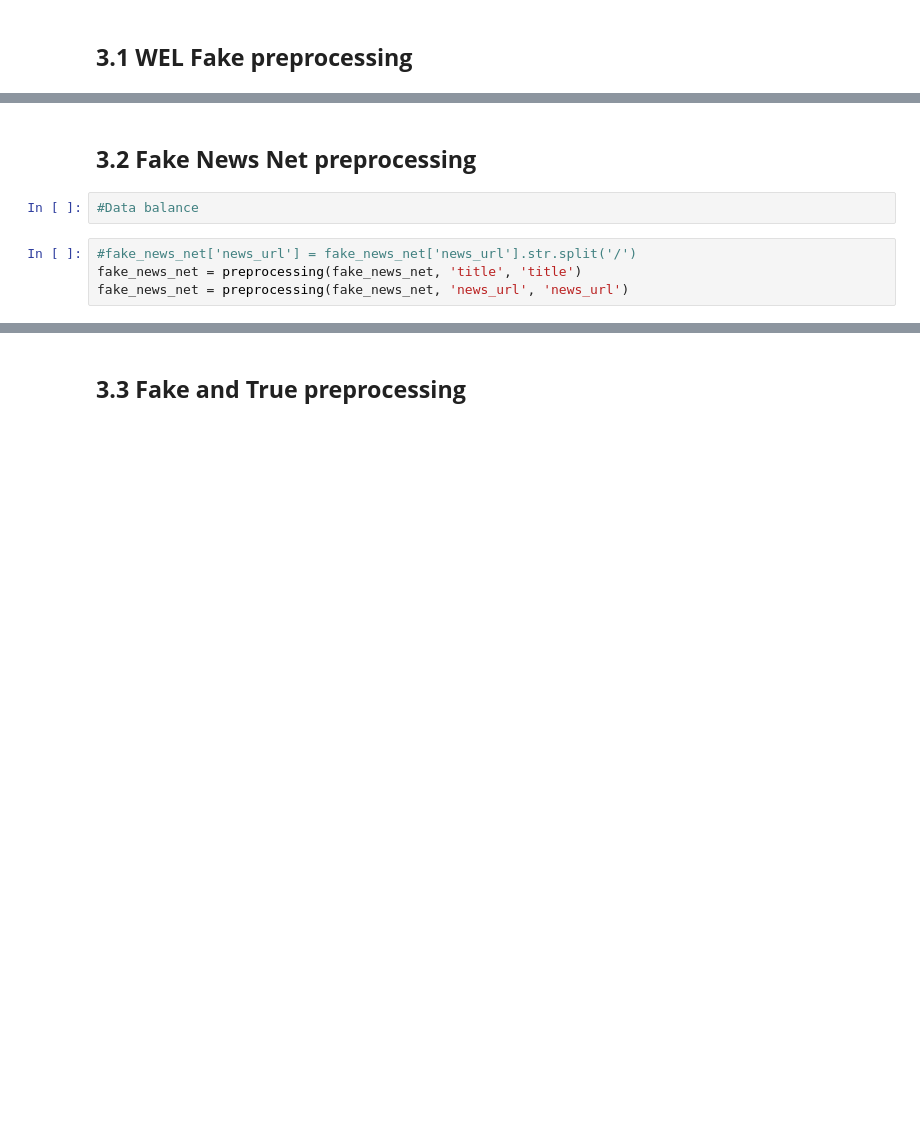
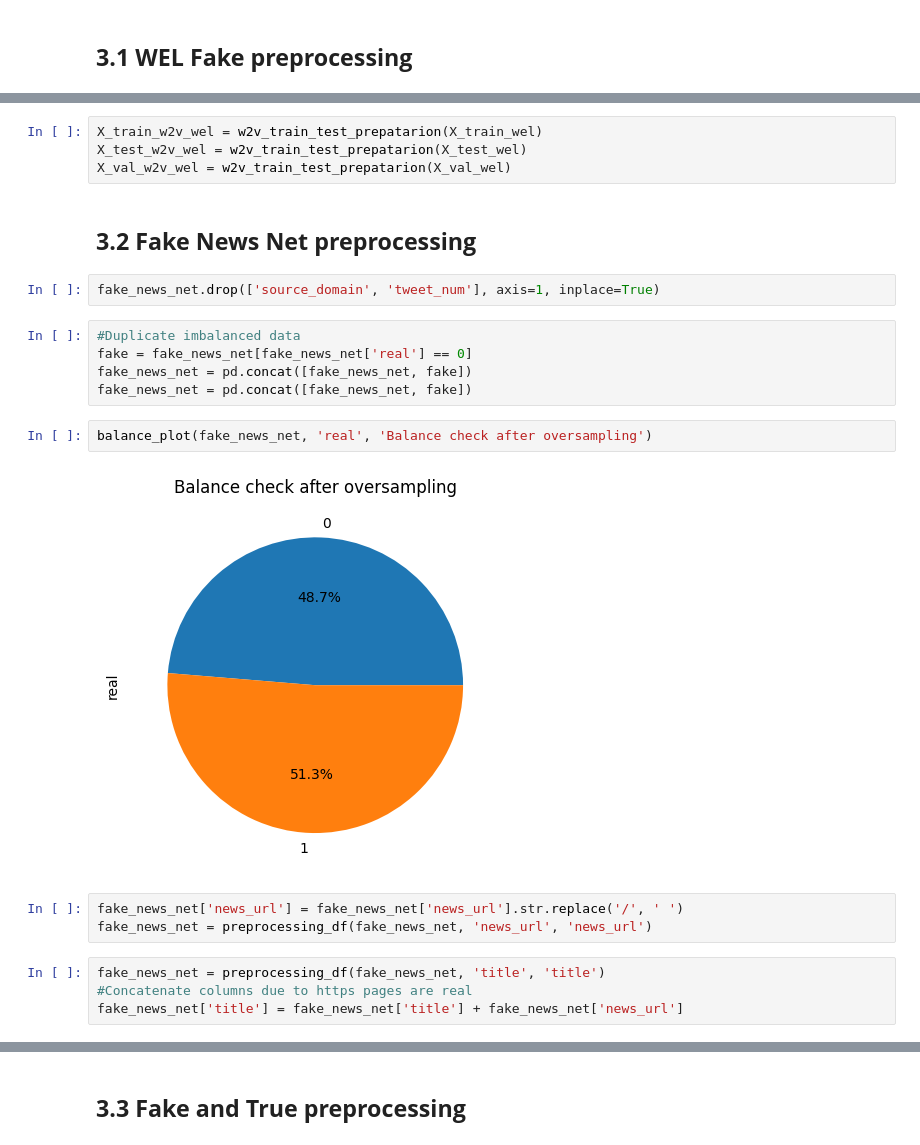
Before and after one commit to Przemek9110/fake-news-detection, a Jupyter notebook: fake_news_detection.ipynb, the cells around one changed output, grey strips where cells are left out. Cells and saved outputs as stored; diff of their text form; blank space fills up the shorter version.

```diff
--- a/fake_news_detection.ipynb
+++ b/fake_news_detection.ipynb
@@ -208,11 +279,27 @@ wel_fake
+# %%
+X_train_w2v_wel = w2v_train_test_prepatarion(X_train_wel)
+X_test_w2v_wel = w2v_train_test_prepatarion(X_test_wel)
+X_val_w2v_wel = w2v_train_test_prepatarion(X_val_wel)
 # %% [markdown]
 ## **3.2 Fake News Net preprocessing**
-# %%
-#Data balance
+# %%
+fake_news_net.drop(['source_domain', 'tweet_num'], axis=1, inplace=True)
+# %%
+#Duplicate imbalanced data
+fake = fake_news_net[fake_news_net['real'] == 0]
+fake_news_net = pd.concat([fake_news_net, fake])
+fake_news_net = pd.concat([fake_news_net, fake])
+# %%
+balance_plot(fake_news_net, 'real', 'Balance check after oversampling')
+# %% [output]
+[figure, added]
 # %%
-#fake_news_net['news_url'] = fake_news_net['news_url'].str.split('/')
-fake_news_net = preprocessing(fake_news_net, 'title', 'title')
-fake_news_net = preprocessing(fake_news_net, 'news_url', 'news_url')
+fake_news_net['news_url'] = fake_news_net['news_url'].str.replace('/', ' ')
+fake_news_net = preprocessing_df(fake_news_net, 'news_url', 'news_url')
+# %%
+fake_news_net = preprocessing_df(fake_news_net, 'title', 'title')
+#Concatenate columns due to https pages are real
+fake_news_net['title'] = fake_news_net['title'] + fake_news_net['news_url']
 # %%
 fake_news_net
 # %% [output]
```
Also changed, not shown: parts of 43 cells of this notebook.
